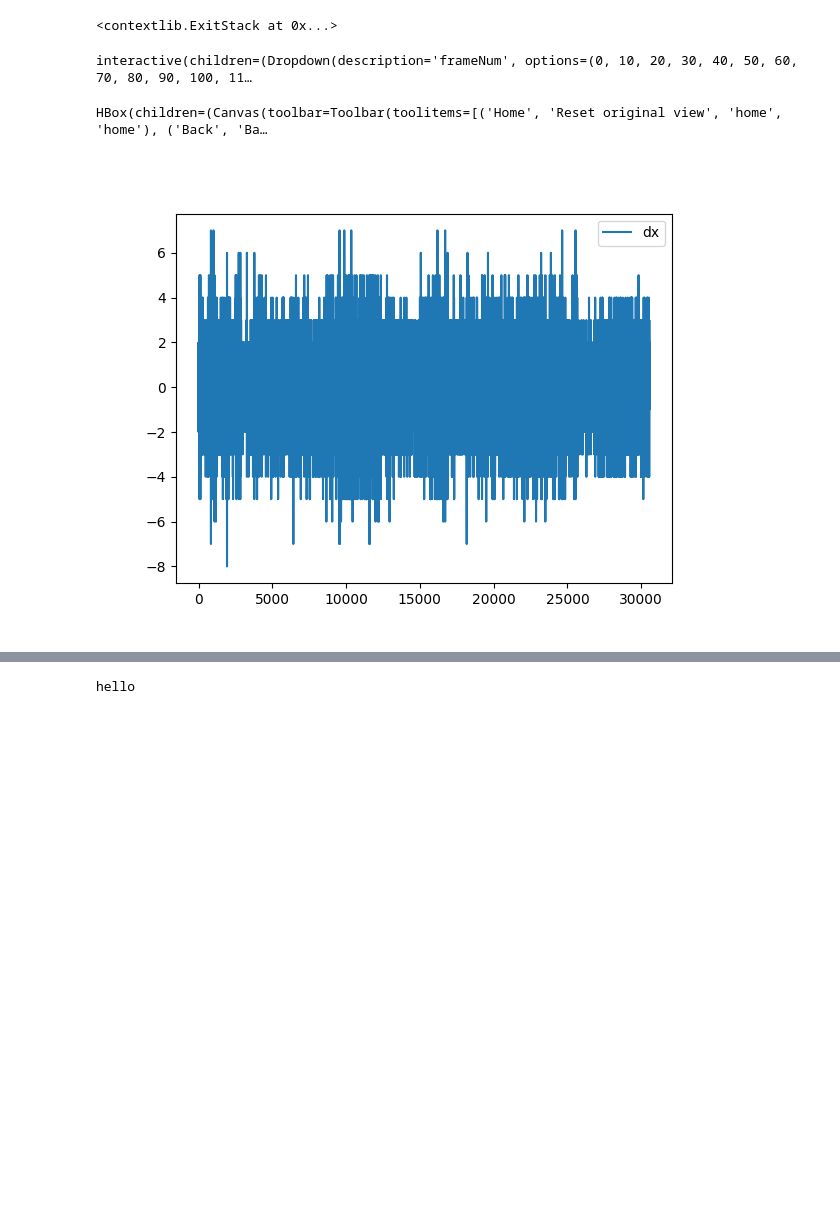
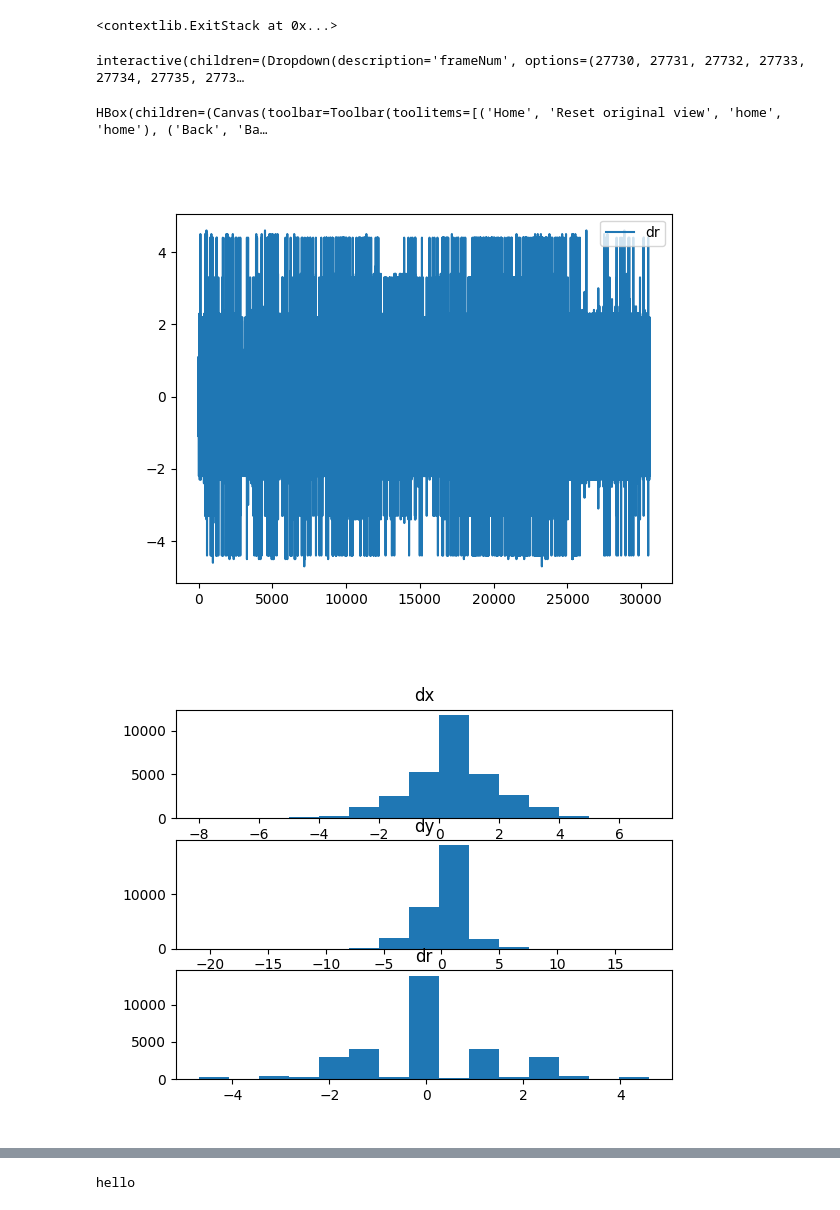
Before and after one commit to complex-lab/robotic_swarms, a Jupyter notebook: interactiveLocateTest.ipynb, the cells around one changed output, grey strips where cells are left out. Drawn from its saved outputs; the diff is of its cells as text; code cells hidden in the pictures; blank space fills up the shorter version.

Commit message:
add histograms of dx,dy,dr

```diff
--- a/interactiveLocateTest.ipynb
+++ b/interactiveLocateTest.ipynb
@@ -185,8 +185,8 @@ plt.ion()
 # %%
 ########################################widget_cell#####################################################################################
 #fig,ax = plt.subplots()
-starting_point=0
-frame_step=10
+starting_point=27730
+frame_step=1
 frameRange= range(starting_point,frameCount,frame_step)
 @interact(frameNum=frameRange)#df.frame.values)
 def drawPassiveParticleOnFrame(frameNum):
@@ -206,14 +206,28 @@ def drawPassiveParticleOnFrame(frameNum):
 
 HBox([fig1.canvas])
 # %% [output]
-interactive(children=(Dropdown(description='frameNum', options=(0, 10, 20, 30, 40, 50, 60, 70, 80, 90, 100, 11…
+interactive(children=(Dropdown(description='frameNum', options=(27730, 27731, 27732, 27733, 27734, 27735, 2773…
 HBox(children=(Canvas(toolbar=Toolbar(toolitems=[('Home', 'Reset original view', 'home', 'home'), ('Back', 'Ba…
 # %%
-dx,dy=df.x.diff(),df.y.diff()
+#######################figures stataistic of dx dy dr################################
+dx,dy,dr=df.x.diff(),df.y.diff(),df.r.diff()
 plt.figure()
-plt.plot(dx,label='dx')
+#plt.plot(dx,label='dx')
 #plt.plot(dy,label='dy')
+plt.plot(dr,label='dr')
 plt.legend()
 plt.show()
+plt.figure()
+
+n_bins = 15
+fig, axs = plt.subplots(3,1)
+axs[0].hist(dx,bins=n_bins)
+axs[0].set_title("dx")
+axs[1].hist(dy,bins=n_bins)
+axs[1].set_title("dy")
+axs[2].hist(dr,bins=n_bins)
+axs[2].set_title("dr")
+plt.show()
 # %% [output]
-[figure, old version]
+[figure, new version]
+[figure, added]
```
Also changed, not shown: parts of 2 cells of this notebook.
